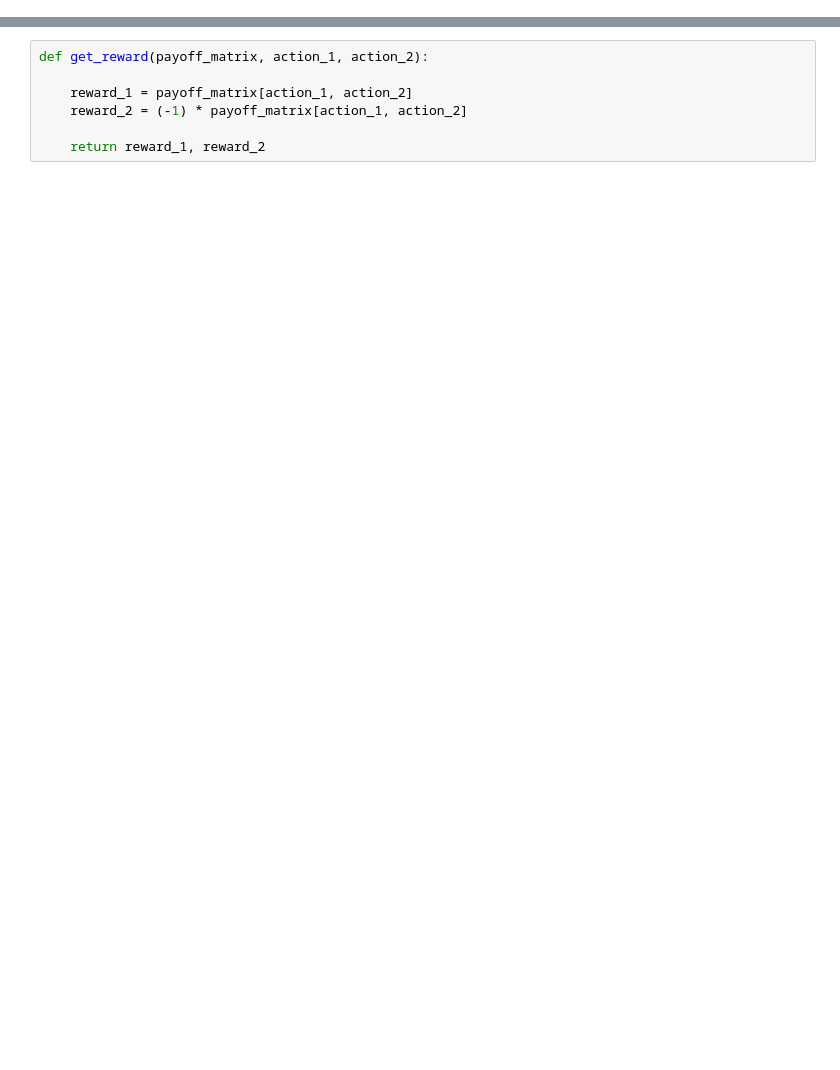
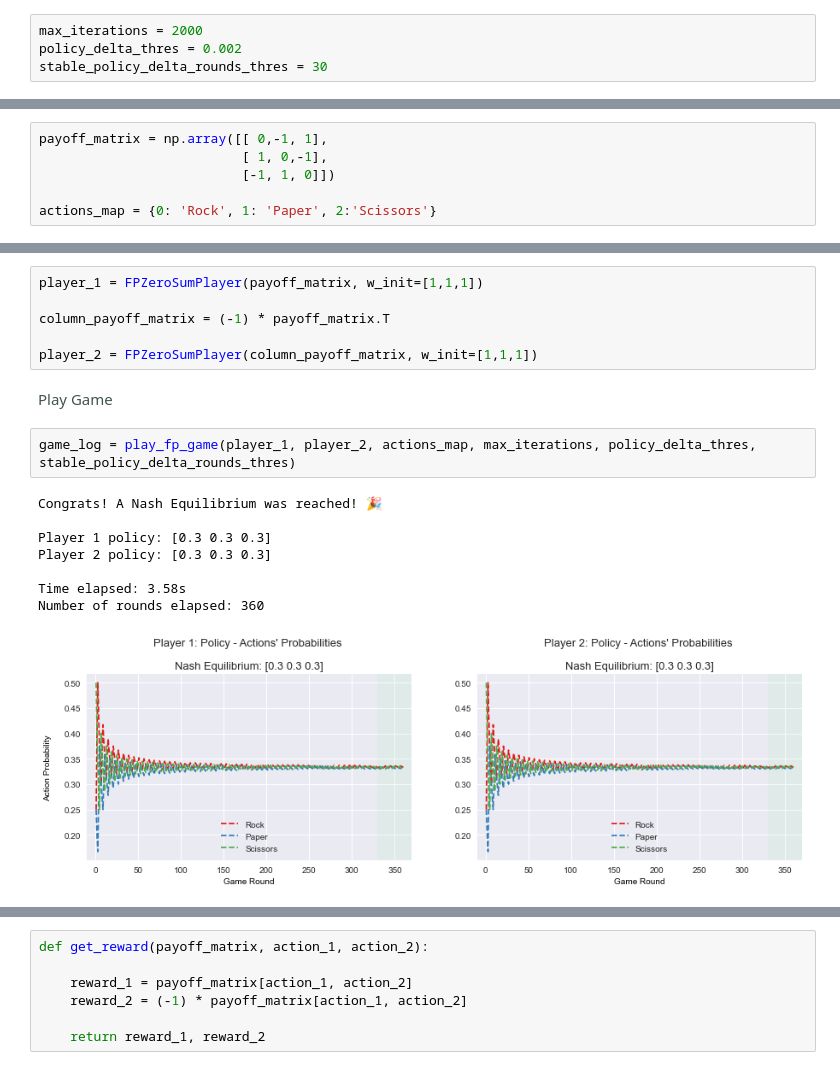
Before and after one commit to alecfilios/Fictitious-Play-and-Reinforcement-Learning-for-Computing-Equilibria, a Jupyter notebook: Computing Equilibria - FP & RL Players.ipynb, the cells around one changed output, grey strips where cells are left out. Saved outputs shown, nothing was run; the diff lists cells and outputs as text; blank space fills up the shorter version.

```diff
--- a/Computing Equilibria - FP & RL Players.ipynb
+++ b/Computing Equilibria - FP & RL Players.ipynb
@@ -85,0 +244,4 @@ array([0.506, 0.494])
+# %%
+max_iterations = 2000
+policy_delta_thres = 0.002
+stable_policy_delta_rounds_thres = 30
@@ -85,0 +250,6 @@ array([0.506, 0.494])
+# %%
+payoff_matrix = np.array([[ 0,-1, 1],
+                          [ 1, 0,-1],
+                          [-1, 1, 0]])
+
+actions_map = {0: 'Rock', 1: 'Paper', 2:'Scissors'}
@@ -85,0 +258,19 @@ array([0.506, 0.494])
+# %%
+player_1 = FPZeroSumPlayer(payoff_matrix, w_init=[1,1,1])
+
+column_payoff_matrix = (-1) * payoff_matrix.T
+
+player_2 = FPZeroSumPlayer(column_payoff_matrix, w_init=[1,1,1])
+# %% [markdown]
+<font color='#425451'>Play Game</font>
+# %%
+game_log = play_fp_game(player_1, player_2, actions_map, max_iterations, policy_delta_thres, stable_policy_delta_rounds_thres)
+# %% [output]
+Congrats! A Nash Equilibrium was reached! 🎉
+
+Player 1 policy: [0.3 0.3 0.3]
+Player 2 policy: [0.3 0.3 0.3]
+
+Time elapsed: 3.58s
+Number of rounds elapsed: 360
+[figure, added]
```
Also changed, not shown: parts of 75 cells of this notebook.
